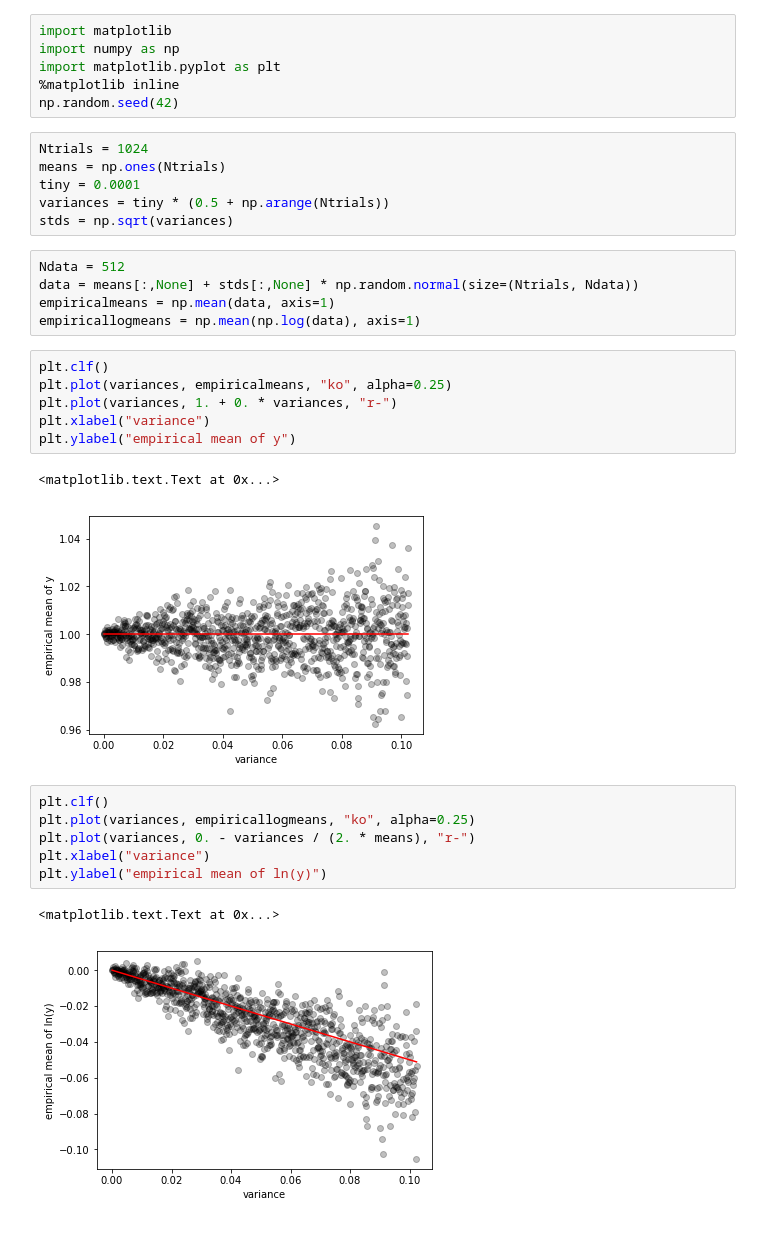
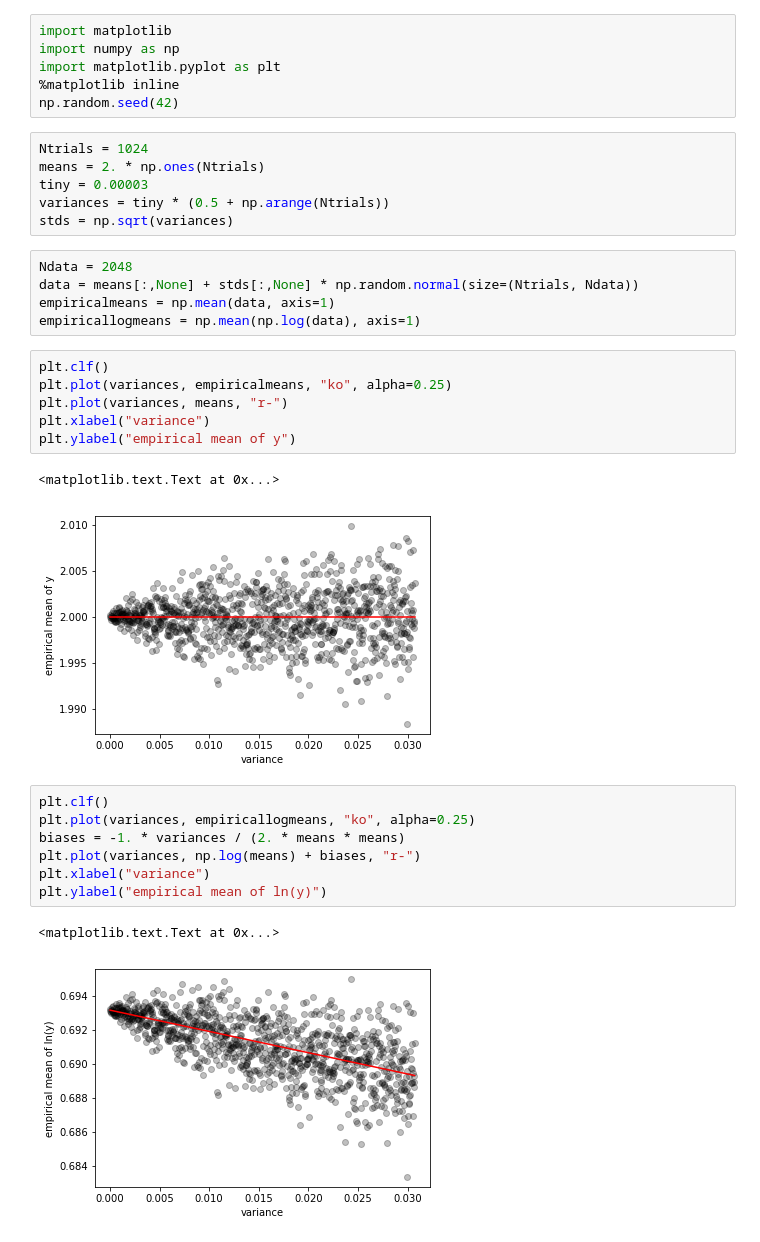
Before and after one commit to davidwhogg/EPRV, a Jupyter notebook: notebook/lngaussian.ipynb, the cells around one changed output. Drawn from its saved outputs; the diff is of its cells as text.

```diff
--- a/notebook/lngaussian.ipynb
+++ b/notebook/lngaussian.ipynb
@@ -6,30 +6,31 @@ import matplotlib.pyplot as plt
 np.random.seed(42)
 # %%
 Ntrials = 1024
-means = np.ones(Ntrials)
-tiny = 0.0001
+means = 2. * np.ones(Ntrials)
+tiny = 0.00003
 variances = tiny * (0.5 + np.arange(Ntrials))
 stds = np.sqrt(variances)
 # %%
-Ndata = 512
+Ndata = 2048
 data = means[:,None] + stds[:,None] * np.random.normal(size=(Ntrials, Ndata))
 empiricalmeans = np.mean(data, axis=1)
 empiricallogmeans = np.mean(np.log(data), axis=1)
 # %%
 plt.clf()
 plt.plot(variances, empiricalmeans, "ko", alpha=0.25)
-plt.plot(variances, 1. + 0. * variances, "r-")
+plt.plot(variances, means, "r-")
 plt.xlabel("variance")
 plt.ylabel("empirical mean of y")
 # %% [output]
 <matplotlib.text.Text at 0x...>
-[figure, old version]
+[figure, new version]
 # %%
 plt.clf()
 plt.plot(variances, empiricallogmeans, "ko", alpha=0.25)
-plt.plot(variances, 0. - variances / (2. * means), "r-")
+biases = -1. * variances / (2. * means * means)
+plt.plot(variances, np.log(means) + biases, "r-")
 plt.xlabel("variance")
 plt.ylabel("empirical mean of ln(y)")
 # %% [output]
 <matplotlib.text.Text at 0x...>
-[figure, old version]
+[figure, new version]
```
Also changed, not shown: parts of 1 cell of this notebook.
